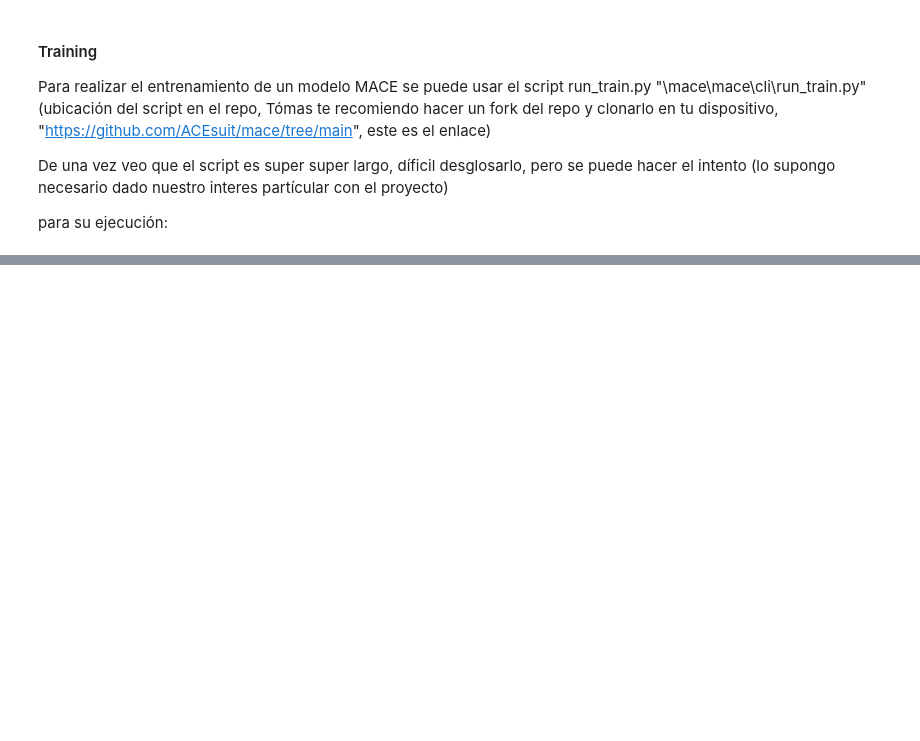
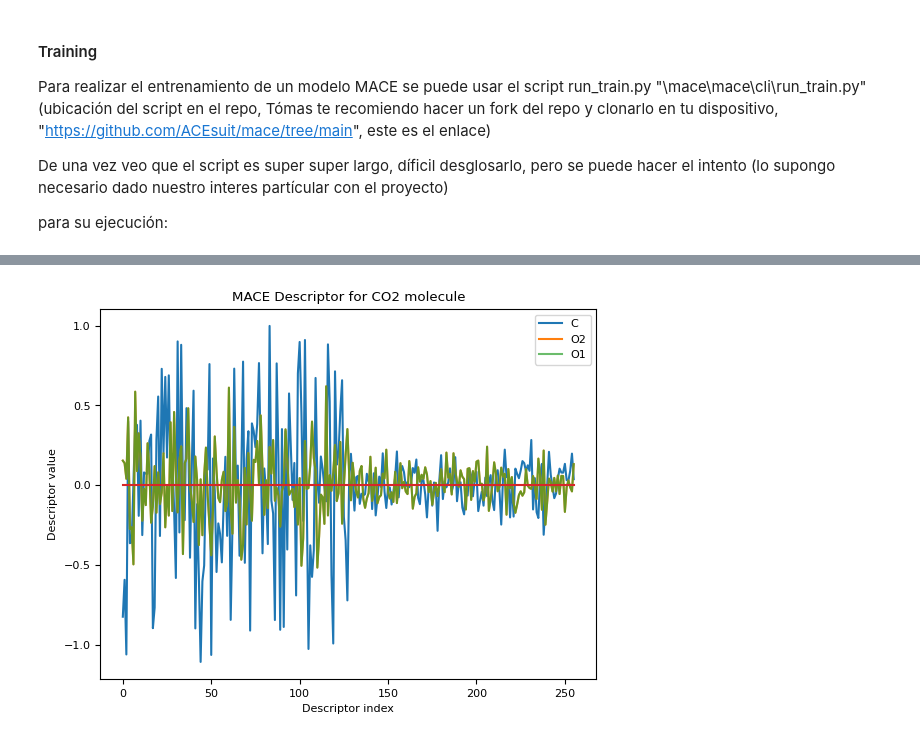
Before and after one commit to danielduque1/proyecto-AE, a Jupyter notebook: codes/libreria_mace.ipynb, the cells around one changed output, grey strips where cells are left out. Cells and saved outputs as stored; diff of their text form; code cells hidden in the pictures; blank space fills up the shorter version.

Commit message:
modified:   codes/libreria_mace.ipynb 	new file:   codes/multihead-replay-figure.webp 	modified:   codes/prueba_2.py 	modified:   codes/prueba_3.py

```diff
--- a/codes/libreria_mace.ipynb
+++ b/codes/libreria_mace.ipynb
@@ -94,0 +180,15 @@ Usaremos entonces `run_train.py` el que require de los siguientes argumentos:
+# %%
+from ase import build
+from mace.calculators import mace_mp
+
+# 1. Construimos la molécula H2
+atoms_H2 = build.molecule('CO2')  # 2 átomos, con una distancia de enlace razonable
+
+print(atoms_H2.get_angle(0, 1, 2))
+
+calc = mace_mp(model="small", device="cpu")
+atoms_H2.calc = calc
+
+
+descriptor = calc.get_descriptors(atoms_H2)
+print("Descriptor:\n", descriptor)
@@ -94,0 +216,16 @@ Usaremos entonces `run_train.py` el que require de los siguientes argumentos:
+# %%
+descriptor.shape
+
+plt.plot(descriptor[0],label='C')
+plt.plot(descriptor[2],label='O2')
+plt.plot(descriptor[1],label='O1',alpha=0.7)
+
+plt.plot(descriptor[1] - descriptor[2])
+
+plt.legend()
+plt.xlabel('Descriptor index')
+plt.ylabel('Descriptor value')
+plt.title('MACE Descriptor for CO2 molecule')
+plt.show()
+# %% [output]
+[figure, added]
```
Also changed, not shown: parts of 34 cells of this notebook, 3 other files.
